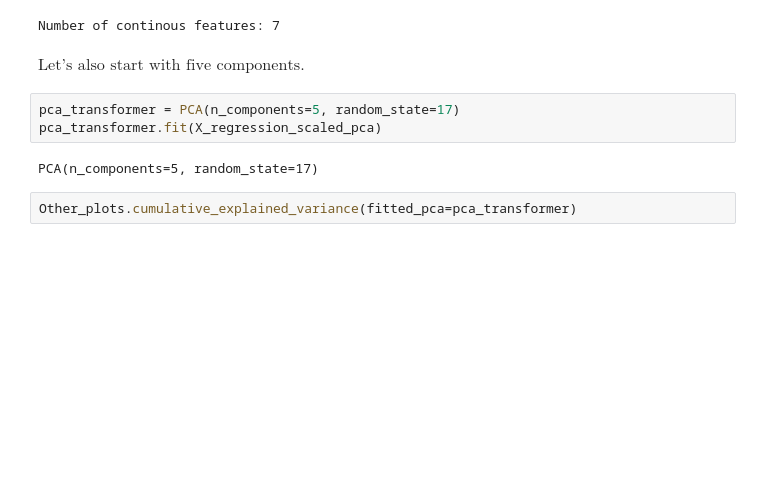
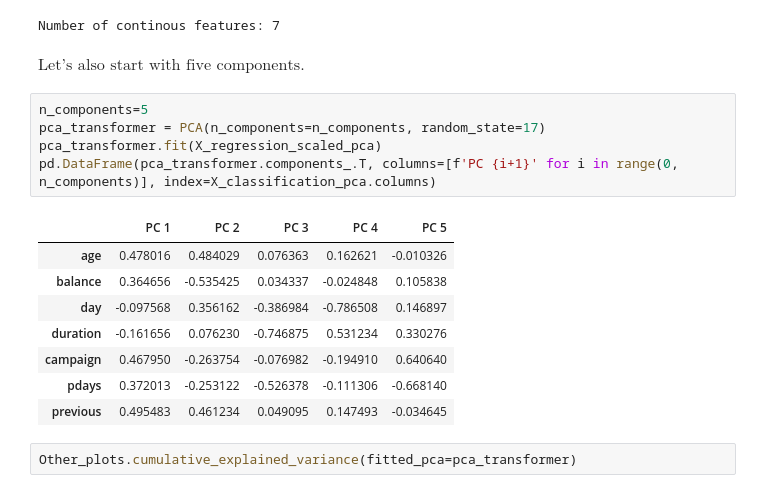
Before and after one commit to kvbiii/Preprocessing, a Jupyter notebook: Redundant_data/Redundant_data_example.ipynb, the cells around one changed output. Cells and saved outputs as stored; diff of their text form; blank space fills up the shorter version.

```diff
--- a/Redundant_data/Redundant_data_example.ipynb
+++ b/Redundant_data/Redundant_data_example.ipynb
@@ -876,11 +880,20 @@ print("Number of continous features: {}".format(X_regression_scaled_pca.shape[1]
 Number of continous features: 7
 # %% [markdown]
 $\text{Let's also start with five components.}$
-# %%
-pca_transformer = PCA(n_components=5, random_state=17)
-pca_transformer.fit(X_regression_scaled_pca)
-# %% [output]
-PCA(n_components=5, random_state=17)
+# %%
+n_components=5
+pca_transformer = PCA(n_components=n_components, random_state=17)
+pca_transformer.fit(X_regression_scaled_pca)
+pd.DataFrame(pca_transformer.components_.T, columns=[f'PC {i+1}' for i in range(0, n_components)], index=X_classification_pca.columns)
+# %% [output]
+|  | PC 1 | PC 2 | PC 3 | PC 4 | PC 5 |
+| age | 0.478016 | 0.484029 | 0.076363 | 0.162621 | -0.010326 |
+| balance | 0.364656 | -0.535425 | 0.034337 | -0.024848 | 0.105838 |
+| day | -0.097568 | 0.356162 | -0.386984 | -0.786508 | 0.146897 |
+| duration | -0.161656 | 0.076230 | -0.746875 | 0.531234 | 0.330276 |
+| campaign | 0.467950 | -0.263754 | -0.076982 | -0.194910 | 0.640640 |
+| pdays | 0.372013 | -0.253122 | -0.526378 | -0.111306 | -0.668140 |
+| previous | 0.495483 | 0.461234 | 0.049095 | 0.147493 | -0.034645 |
 # %%
 Other_plots.cumulative_explained_variance(fitted_pca=pca_transformer)
 # %% [output]
```
Also changed, not shown: parts of 22 cells of this notebook.
